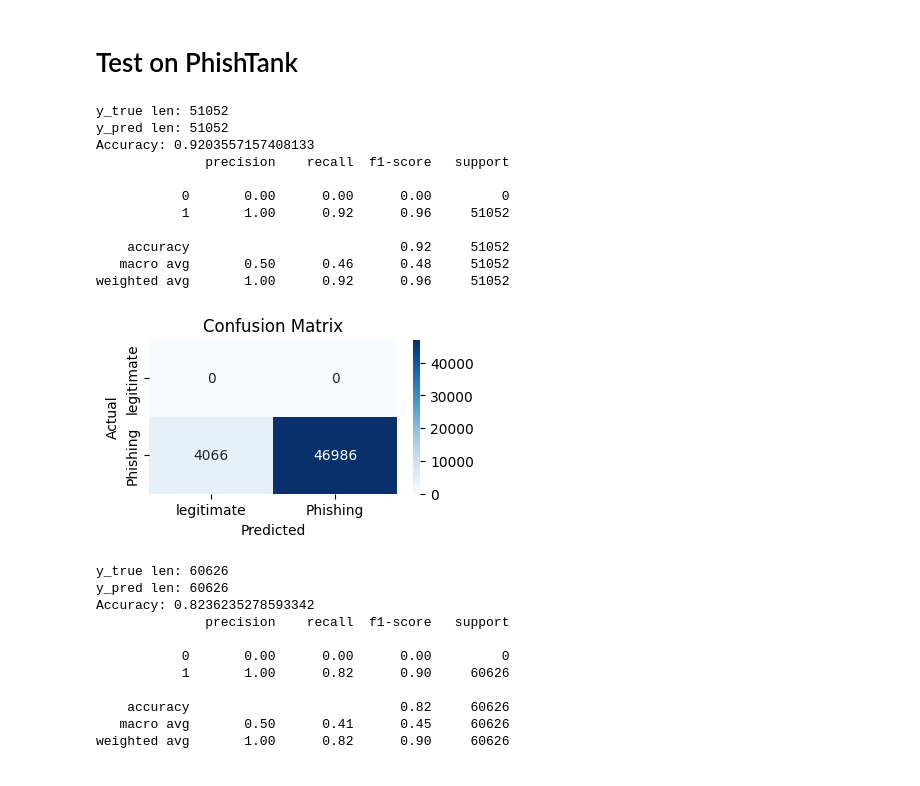
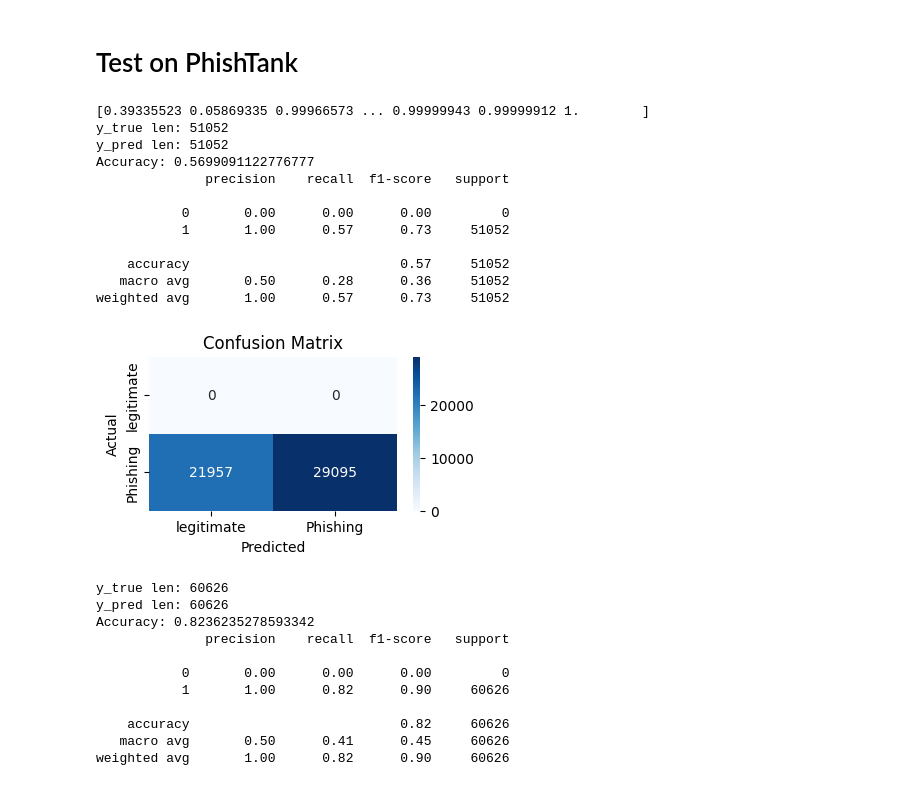
Before and after one commit to OfirShechter/phishing-detection-browser-extension, a Jupyter notebook: notebooks/Phishing_Detection_Hierarchical.ipynb, the cells around one changed output. Saved outputs shown, nothing was run; the diff lists cells and outputs as text; code cells hidden in the pictures.

```diff
--- a/notebooks/Phishing_Detection_Hierarchical.ipynb
+++ b/notebooks/Phishing_Detection_Hierarchical.ipynb
@@ -1377,12 +1409,20 @@ dt_full_path = models_base_path + 'dt_full_model.pkl'
 
 import joblib
 
-# Save the trained classifiers
-joblib.dump(logreg_urls, logreg_urls_path)
-joblib.dump(logreg_html, logreg_html_path)
-joblib.dump(logreg_full, logreg_full_path)
-joblib.dump(dt_urls, dt_urls_path)
-joblib.dump(dt_html, dt_html_path)
-joblib.dump(dt_full, dt_full_path)
+# # Save the trained classifiers
+# joblib.dump(logreg_urls, logreg_urls_path)
+# joblib.dump(logreg_html, logreg_html_path)
+# joblib.dump(logreg_full, logreg_full_path)
+# joblib.dump(dt_urls, dt_urls_path)
+# joblib.dump(dt_html, dt_html_path)
+# joblib.dump(dt_full, dt_full_path)
 
-print("Classifiers saved successfully!")
+# print("Classifiers saved successfully!")
+
+# Load the trained classifiers
+logreg_urls = joblib.load(logreg_urls_path)
+logreg_html = joblib.load(logreg_html_path)
+logreg_full = joblib.load(logreg_full_path)
+dt_urls = joblib.load(dt_urls_path)
+dt_html = joblib.load(dt_html_path)
+dt_full = joblib.load(dt_full_path)
@@ -1633,10 +1666,11 @@ def prepare_data(df):
 
     return original_df, urls_df, dom_df, labels_df
 # %%
-def hierarchical_classification(X_urls, X_html, url_model, html_model):
+def hierarchical_classification(X_urls, X_html, url_model, html_model, true_prob = 0.06):
   y_prob = url_model.predict_proba(X_urls)[:, 1]
+  print(y_prob)
   # for values small then 0.1 or higher then 0.5 -> set y_pred to model predicrion
-  y_pred = np.where((y_prob < 0.05) | (y_prob > 0.5), url_model.predict(X_urls), html_model.predict(X_html))
+  y_pred = np.where((y_prob < true_prob) | (y_prob > 0.5), url_model.predict(X_urls), html_model.predict(X_html))
   return y_pred
 # %% [markdown]
 # Test on OpenPhish
@@ -1744,21 +1838,22 @@ original_df, urls_df, dom_df, labels_df = prepare_data(phishTank_df_extended)
 urls_dom_df = urls_df[urls_df.index.isin(dom_df.index)]
 labels_dom_df = labels_df[labels_df.index.isin(dom_df.index)]
 # %%
-y_pred_hierarchical = hierarchical_classification(urls_dom_df, dom_df, dt_urls, dt_html)
+y_pred_hierarchical = hierarchical_classification(urls_dom_df, dom_df, logreg_urls, dt_html)
 get_metrics(labels_dom_df, y_pred_hierarchical)
 # %% [output]
+[0.39335523 0.05869335 0.99966573 ... 0.99999943 0.99999912 1.        ]
 y_true len: 51052
 y_pred len: 51052
-Accuracy: 0.9203557157408133
+Accuracy: 0.5699091122776777
               precision    recall  f1-score   support
 
            0       0.00      0.00      0.00         0
-           1       1.00      0.92      0.96     51052
+           1       1.00      0.57      0.73     51052
 
-    accuracy                           0.92     51052
-   macro avg       0.50      0.46      0.48     51052
-weighted avg       1.00      0.92      0.96     51052
+    accuracy                           0.57     51052
+   macro avg       0.50      0.28      0.36     51052
+weighted avg       1.00      0.57      0.73     51052
-[figure, old version]
+[figure, new version]
 # %%
 y_pred_full = dt_full.predict(original_df)
 get_metrics(labels_df, y_pred_full)
```
Also changed, not shown: parts of 27 cells of this notebook, 2 other files.
